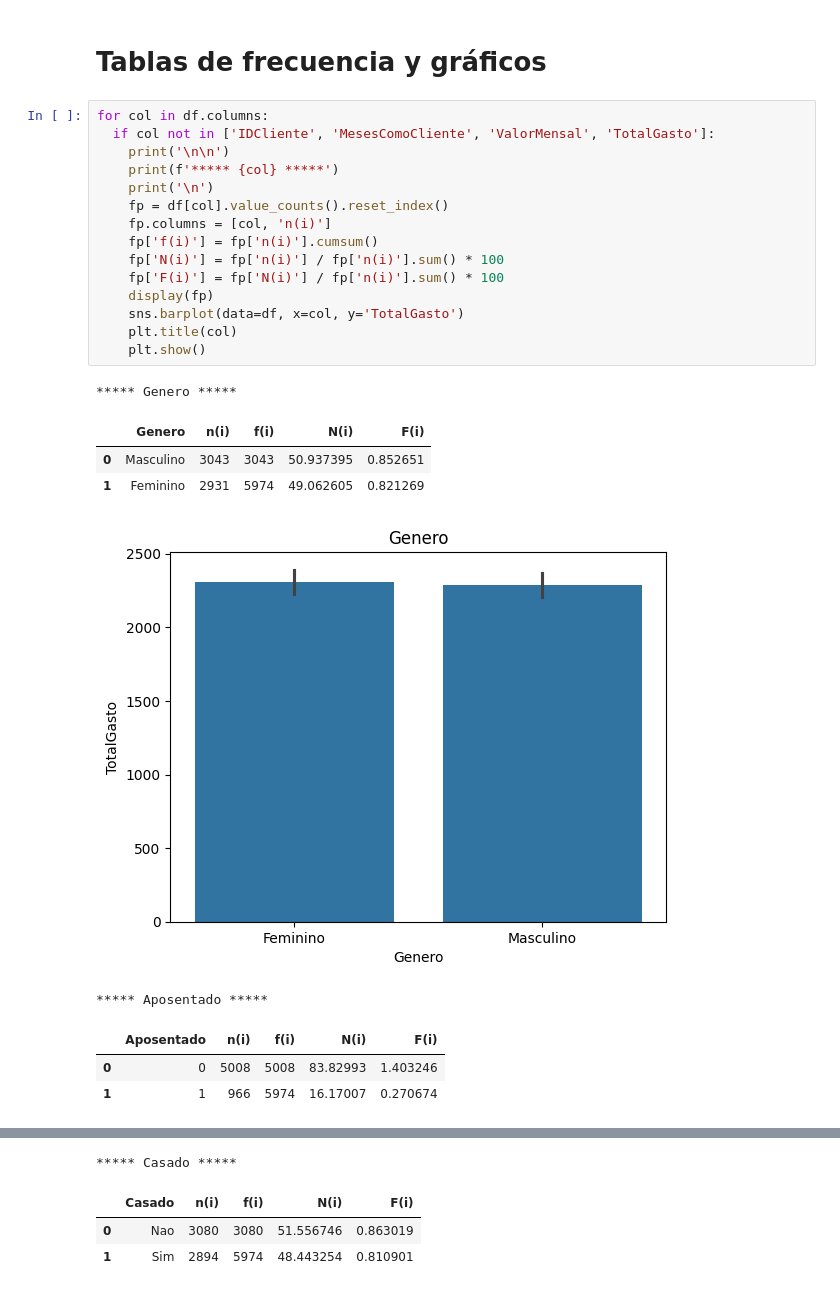
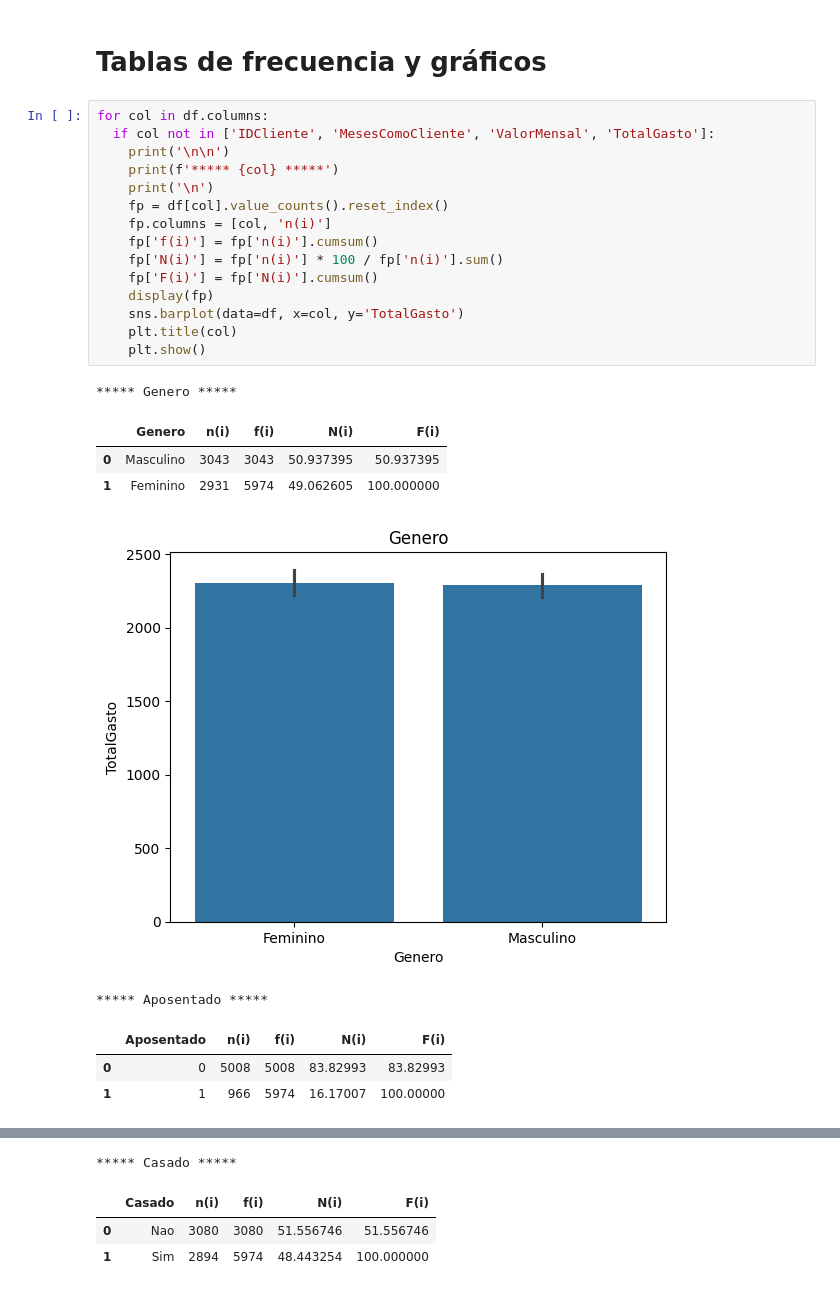
Before and after one commit to renegarcialuces/Analisis-de-Datos-Portafolio, a Jupyter notebook: ED01.ipynb, the cells around one changed output, grey strips where cells are left out. Saved outputs shown, nothing was run; the diff lists cells and outputs as text.

```diff
--- a/ED01.ipynb
+++ b/ED01.ipynb
@@ -128,33 +128,33 @@ df.dropna(how='any', inplace=True)
 # %%
 for col in df.columns:
   if col not in ['IDCliente', 'MesesComoCliente', 'ValorMensal', 'TotalGasto']:
     print('\n\n')
     print(f'***** {col} *****')
     print('\n')
     fp = df[col].value_counts().reset_index()
     fp.columns = [col, 'n(i)']
     fp['f(i)'] = fp['n(i)'].cumsum()
-    fp['N(i)'] = fp['n(i)'] / fp['n(i)'].sum() * 100
-    fp['F(i)'] = fp['N(i)'] / fp['n(i)'].sum() * 100
+    fp['N(i)'] = fp['n(i)'] * 100 / fp['n(i)'].sum()
+    fp['F(i)'] = fp['N(i)'].cumsum()
     display(fp)
     sns.barplot(data=df, x=col, y='TotalGasto')
     plt.title(col)
     plt.show()
 # %% [output]
 ***** Genero *****
 |  | Genero | n(i) | f(i) | N(i) | F(i) |
-| 0 | Masculino | 3043 | 3043 | 50.937395 | 0.852651 |
-| 1 | Feminino | 2931 | 5974 | 49.062605 | 0.821269 |
+| 0 | Masculino | 3043 | 3043 | 50.937395 | 50.937395 |
+| 1 | Feminino | 2931 | 5974 | 49.062605 | 100.000000 |
 [figure]
 ***** Aposentado *****
 |  | Aposentado | n(i) | f(i) | N(i) | F(i) |
-| 0 | 0 | 5008 | 5008 | 83.82993 | 1.403246 |
-| 1 | 1 | 966 | 5974 | 16.17007 | 0.270674 |
+| 0 | 0 | 5008 | 5008 | 83.82993 | 83.82993 |
+| 1 | 1 | 966 | 5974 | 16.17007 | 100.00000 |
 [figure]
 ***** Casado *****
 |  | Casado | n(i) | f(i) | N(i) | F(i) |
-| 0 | Nao | 3080 | 3080 | 51.556746 | 0.863019 |
-| 1 | Sim | 2894 | 5974 | 48.443254 | 0.810901 |
+| 0 | Nao | 3080 | 3080 | 51.556746 | 51.556746 |
+| 1 | Sim | 2894 | 5974 | 48.443254 | 100.000000 |
 [figure]
 ***** Dependentes *****
 |  | Dependentes | n(i) | f(i) | N(i) | F(i) |
```
Also changed, not shown: parts of 2 cells of this notebook.
